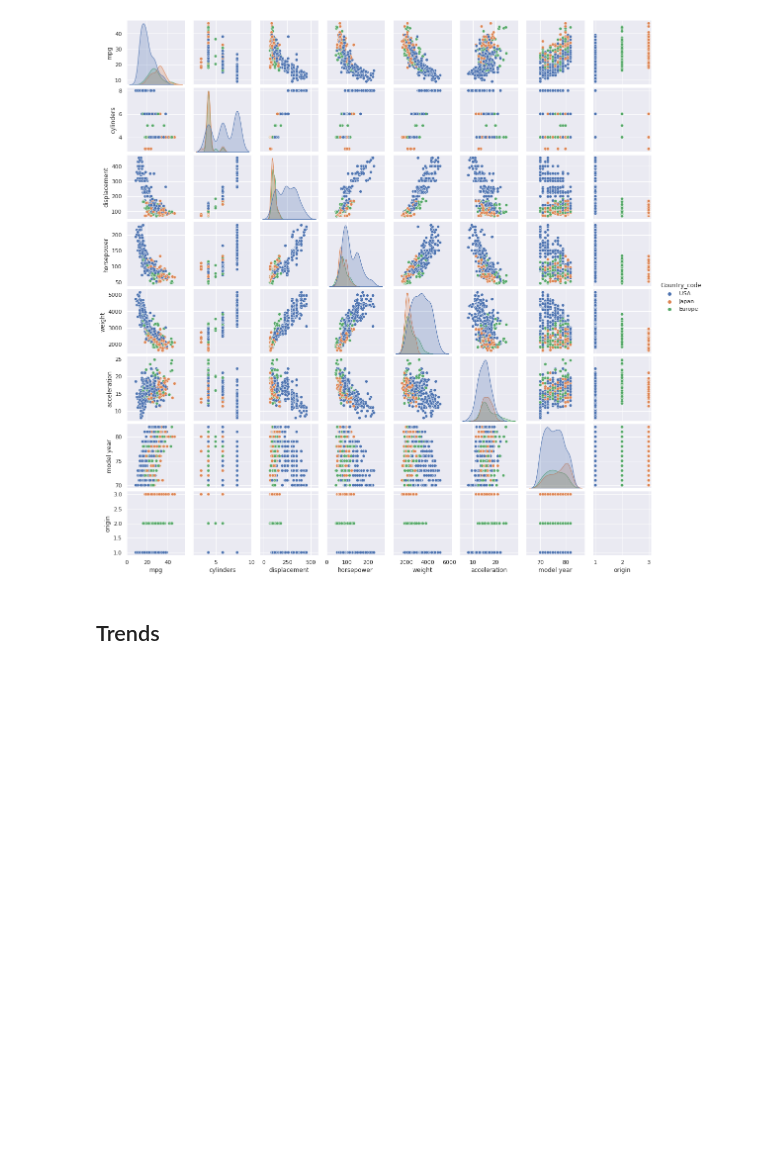
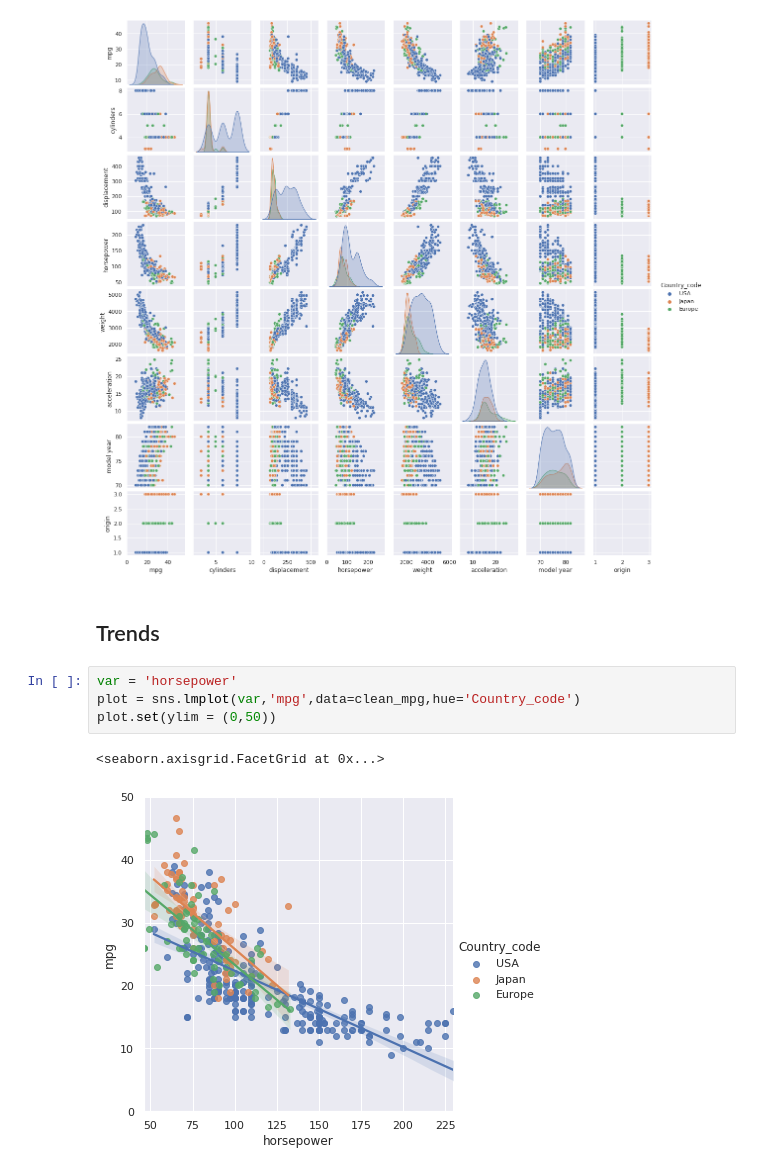
Before and after one commit to samgarcia3/Auto-MPG-Analysis, a Jupyter notebook: Auto_mpg.ipynb, the cells around one changed output. Saved outputs shown, nothing was run; the diff lists cells and outputs as text; blank space fills up the shorter version.

```diff
--- a/Auto_mpg.ipynb
+++ b/Auto_mpg.ipynb
@@ -493,3 +493,10 @@ plt.show()
 [figure]
 # %% [markdown]
 ## Trends
+# %%
+var = 'horsepower'
+plot = sns.lmplot(var,'mpg',data=clean_mpg,hue='Country_code')
+plot.set(ylim = (0,50))
+# %% [output]
+<seaborn.axisgrid.FacetGrid at 0x...>
+[figure, added]
```
